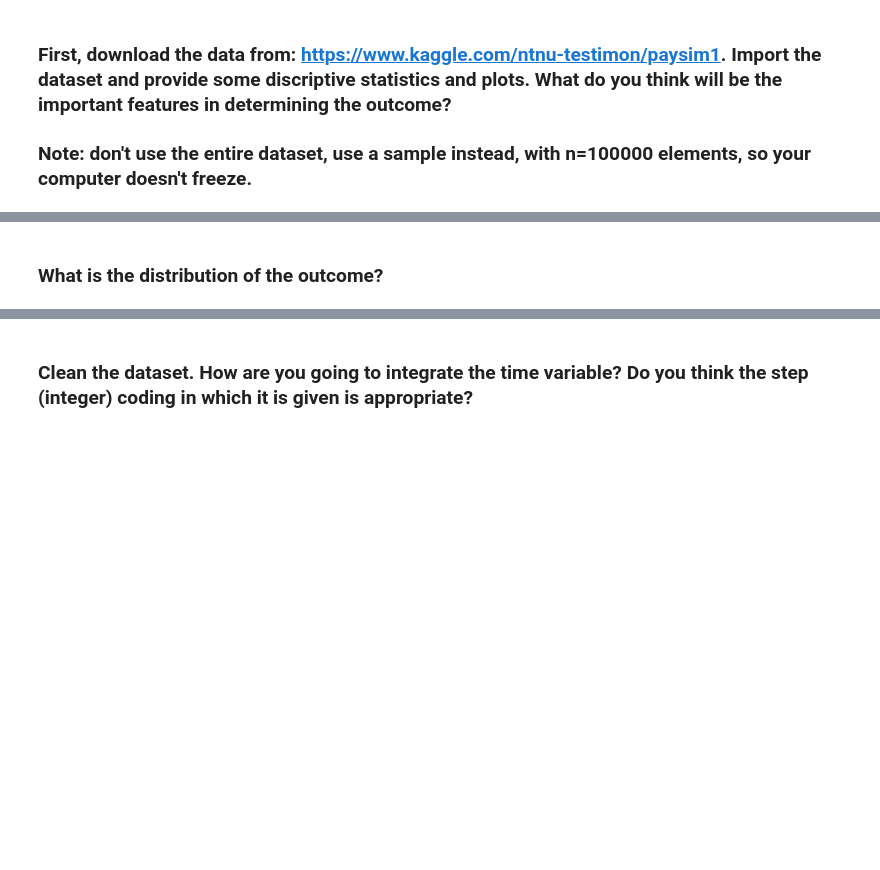
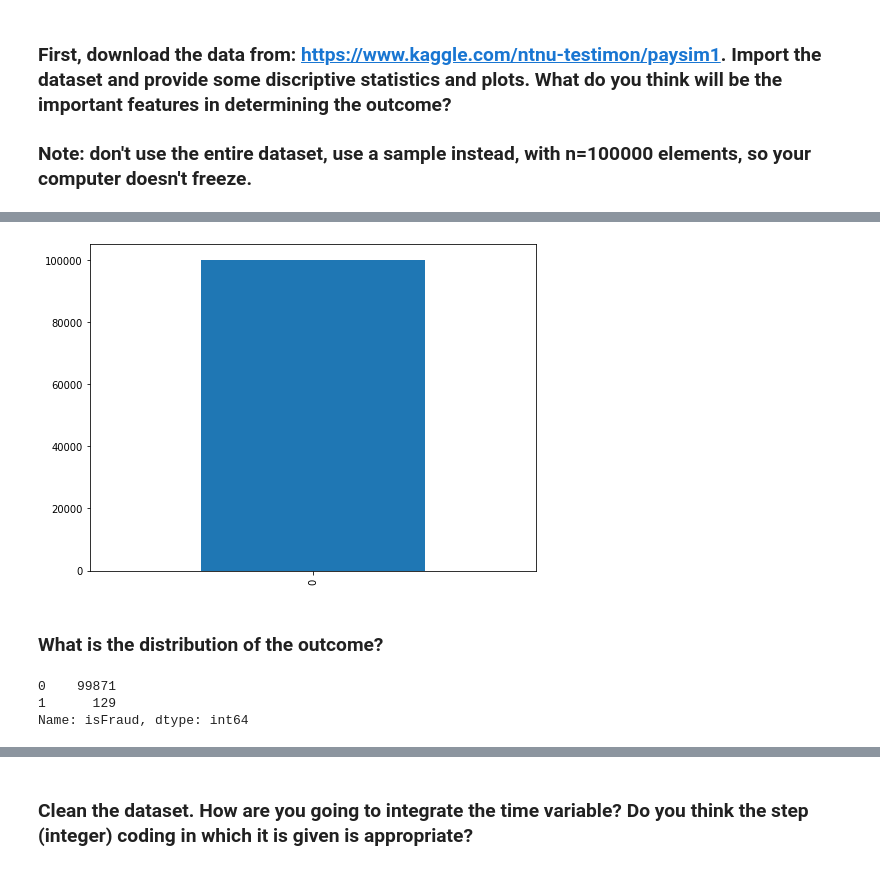
Before and after one commit to ta-data-lis/lab-imbalance, a Jupyter notebook: your-code/lab_imbalance.ipynb, the cells around one changed output, grey strips where cells are left out. Saved outputs shown, nothing was run; the diff lists cells and outputs as text; code cells hidden in the pictures; blank space fills up the shorter version.

```diff
--- a/your-code/lab_imbalance.ipynb
+++ b/your-code/lab_imbalance.ipynb
@@ -14,2 +155,8 @@ Like we disussed in class, when we have noisy data, if we are not careful, we ca
+# %%
+fig = plt.figure(figsize = (8,6))
+fraud_sample['isFlaggedFraud'].value_counts().plot.bar(ylim = 0)
+plt.show()
+# %% [output]
+[figure, added]
 # %% [markdown]
 ### What is the distribution of the outcome?
@@ -17,0 +163,10 @@ Like we disussed in class, when we have noisy data, if we are not careful, we ca
+# %%
+#Number of frauds in the dataset:
+
+fraud_sample['isFraud'].value_counts()
+
+#Apparently we have only 116 frauds in a total of 100k rows. High class imbalance.
+# %% [output]
+0    99871
+1      129
+Name: isFraud, dtype: int64
```
Also changed, not shown: parts of 35 cells of this notebook.
